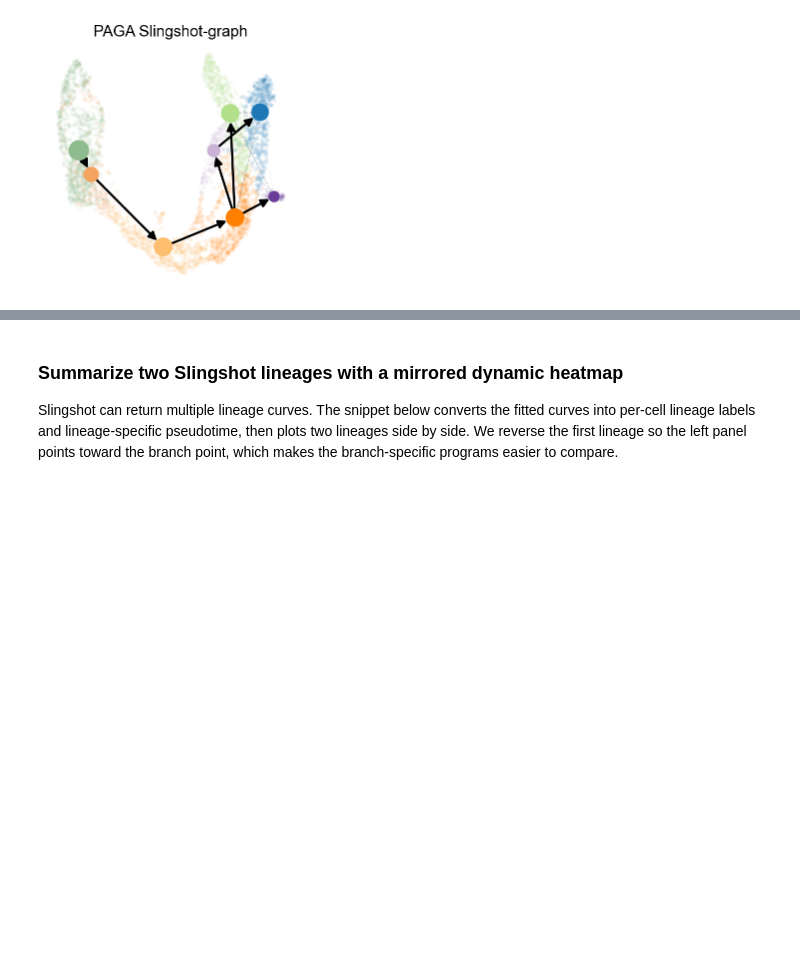
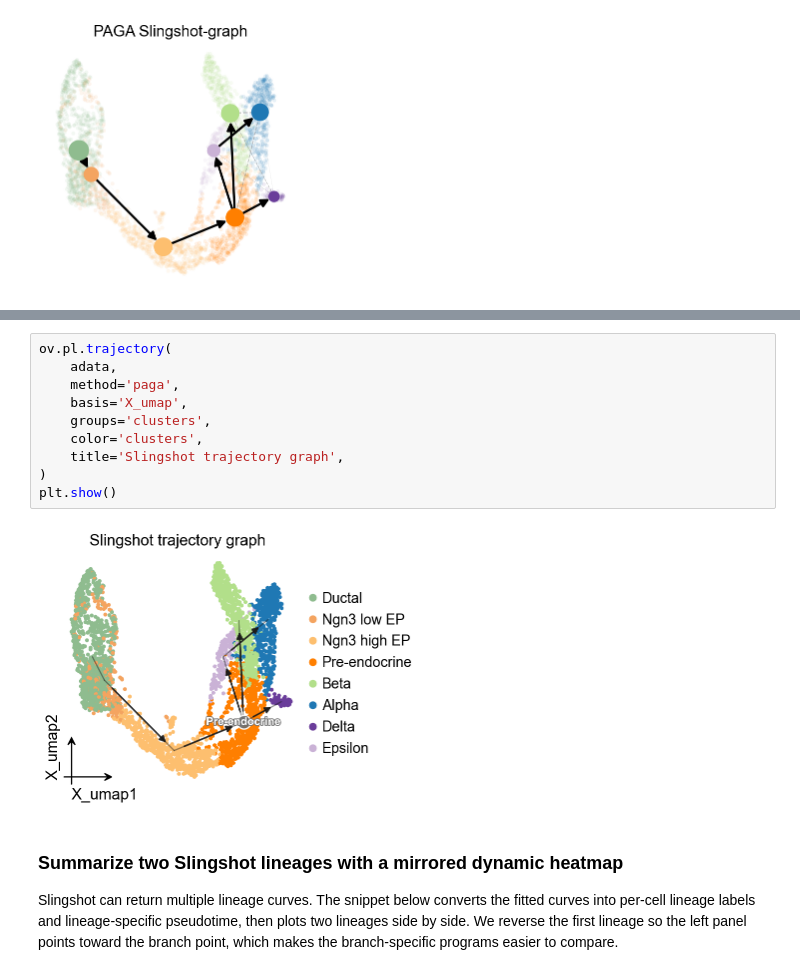
Before and after one commit to DBinary/omicverse-tutorials, a Jupyter notebook: docs/Tutorials-single/t_traj_slingshot.ipynb, the cells around one changed output, grey strips where cells are left out. Drawn from its saved outputs; the diff is of its cells as text; blank space fills up the shorter version.

```diff
--- a/docs/Tutorials-single/t_traj_slingshot.ipynb
+++ b/docs/Tutorials-single/t_traj_slingshot.ipynb
@@ -174,3 +201,15 @@ ov.utils.plot_paga(
+# %%
+ov.pl.trajectory(
+    adata,
+    method='paga',
+    basis='X_umap',
+    groups='clusters',
+    color='clusters',
+    title='Slingshot trajectory graph',
+)
+plt.show()
+# %% [output]
+[figure, added]
 # %% [markdown]
 ### Summarize two Slingshot lineages with a mirrored dynamic heatmap
 
```
Also changed, not shown: parts of 13 cells of this notebook, 18 other files.
